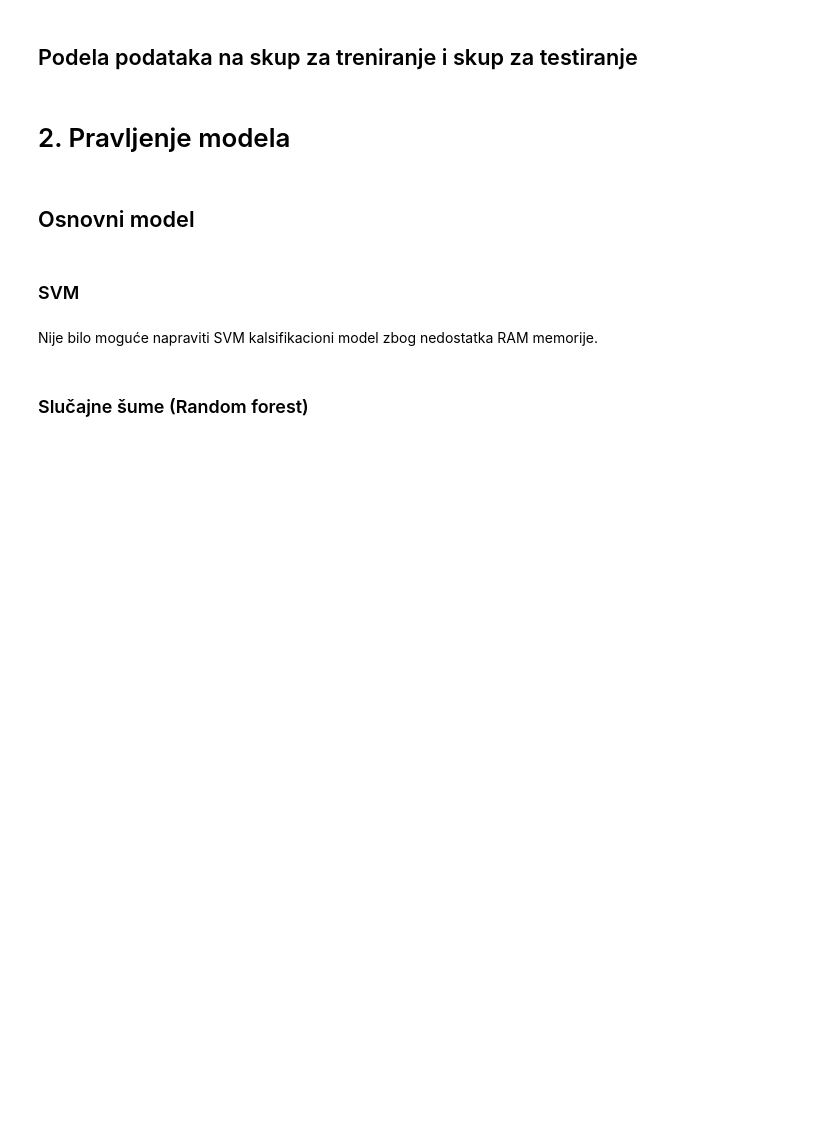
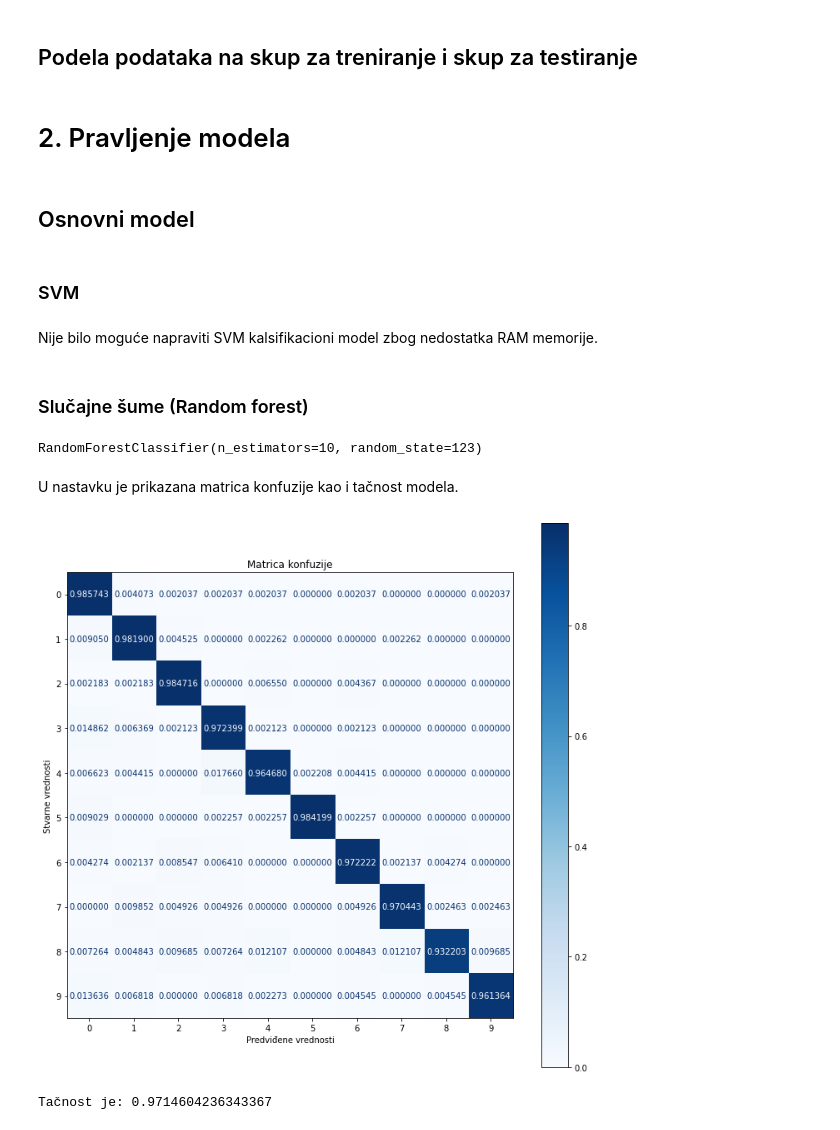
Before and after one commit to AlexandraDotlic/ML-DistractedDriverDetection, a Jupyter notebook: Distracted driver detection.ipynb, the cells around one changed output. Drawn from its saved outputs; the diff is of its cells as text; code cells hidden in the pictures; blank space fills up the shorter version.

Commit message:
Created baseline model (random forest).

```diff
--- a/Distracted driver detection.ipynb
+++ b/Distracted driver detection.ipynb
@@ -144,3 +146,9 @@ del X, y
 Nije bilo moguće napraviti SVM kalsifikacioni model zbog nedostatka RAM memorije.
 # %% [markdown]
 ### Slučajne šume (Random forest)
+# %%
+model_forest = ensemble.RandomForestClassifier(n_estimators=10, random_state=123)
+# %%
+model_forest.fit(X_train.reshape(X_train.shape[0], -1), y_train)
+# %% [output]
+RandomForestClassifier(n_estimators=10, random_state=123)
@@ -146,0 +157,16 @@ Nije bilo moguće napraviti SVM kalsifikacioni model zbog nedostatka RAM memorij
+# %% [markdown]
+U nastavku je prikazana matrica konfuzije kao i tačnost modela.
+# %%
+fig, ax = plt.subplots(figsize=(12, 12))
+plt.title('Matrica konfuzije')
+metrics.plot_confusion_matrix(model_forest, X_test.reshape(X_test.shape[0], -1), y_test, normalize='true', ax=ax, values_format='.6f', cmap=plt.cm.Blues)
+plt.xlabel('Predviđene vrednosti')
+plt.ylabel('Stvarne vrednosti')
+plt.show()
+# %% [output]
+[figure, added]
+# %%
+#Tačnost
+print('Tačnost je: {}'.format(metrics.accuracy_score(y_test, y_predict)))
+# %% [output]
+Tačnost je: 0.9714604236343367
```
Also changed, not shown: parts of 3 cells of this notebook.
